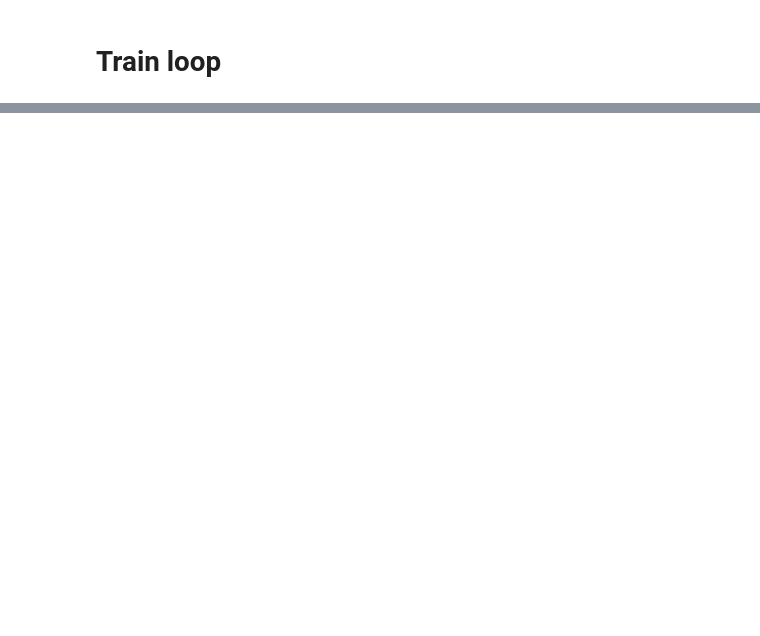
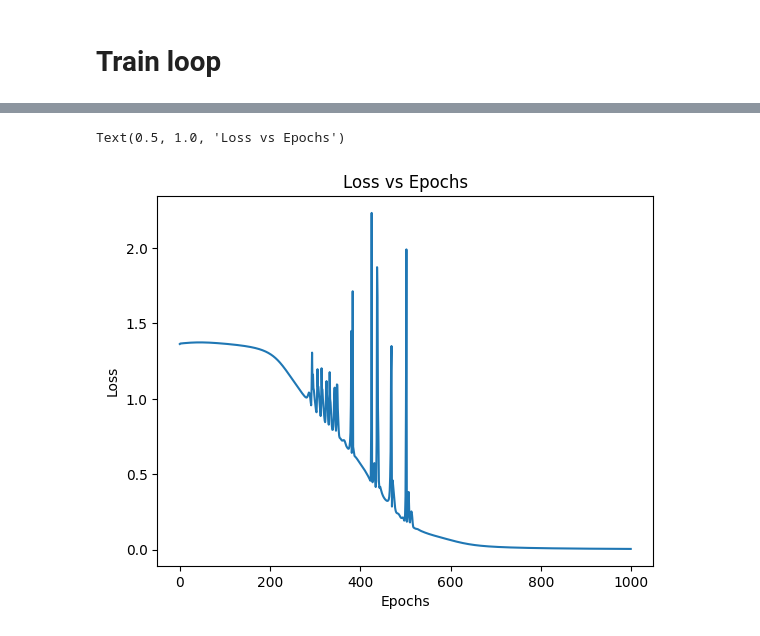
Before and after one commit to DLesmes/bert_embeddings_generator, a Jupyter notebook: bert_embedding_generator.ipynb, the cells around one changed output, grey strips where cells are left out. Drawn from its saved outputs; the diff is of its cells as text; code cells hidden in the pictures; blank space fills up the shorter version.

```diff
--- a/bert_embedding_generator.ipynb
+++ b/bert_embedding_generator.ipynb
@@ -241,3 +296,14 @@ sns.lineplot(x= range(len(losses)), y = losses)
+# %%
+# prompt: add title to the axis of this graph "sns.lineplot(x= range(len(losses)), y = losses)"
+
+import matplotlib.pyplot as plt
+sns.lineplot(x= range(len(losses)), y = losses)
+plt.xlabel('Epochs')
+plt.ylabel('Loss')
+plt.title('Loss vs Epochs')
+# %% [output]
+Text(0.5, 1.0, 'Loss vs Epochs')
+[figure, added]
 # %%
 # %% test the model
 X_test_torch = torch.tensor(X_test, dtype=torch.float32)
```
Also changed, not shown: parts of 22 cells of this notebook.
